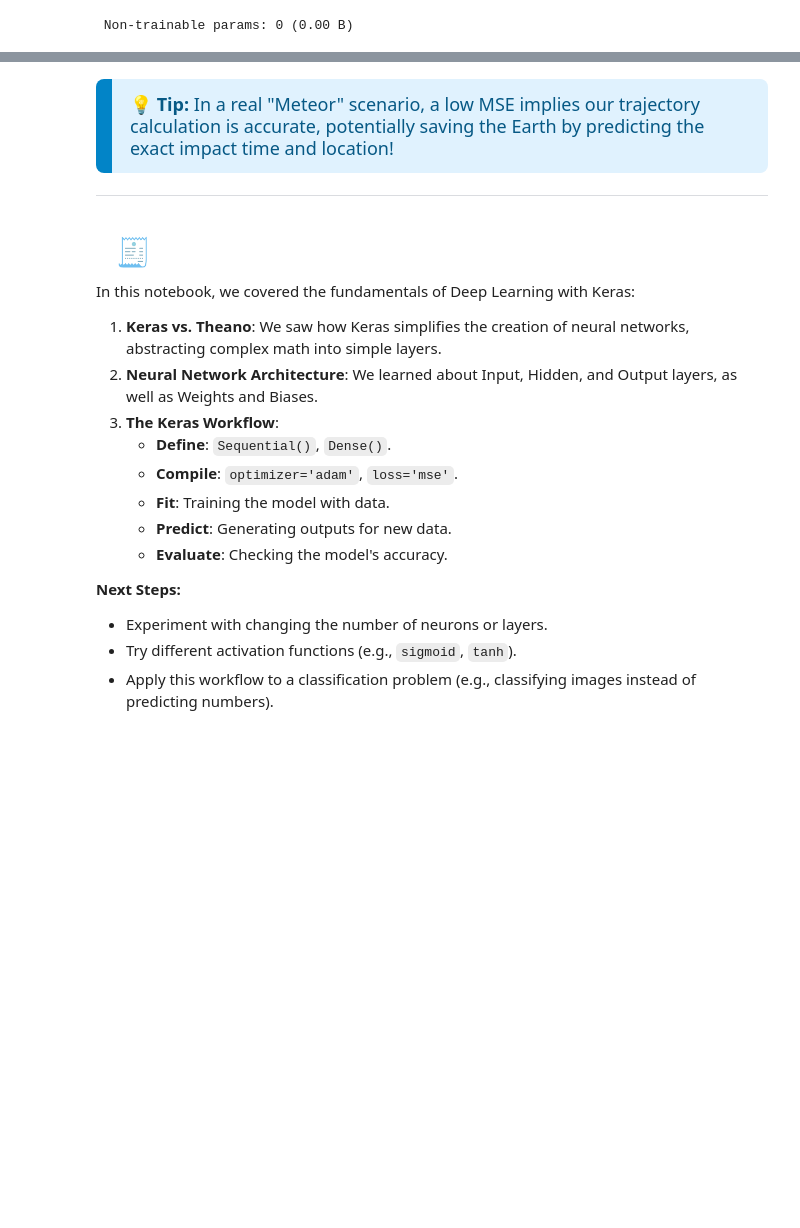
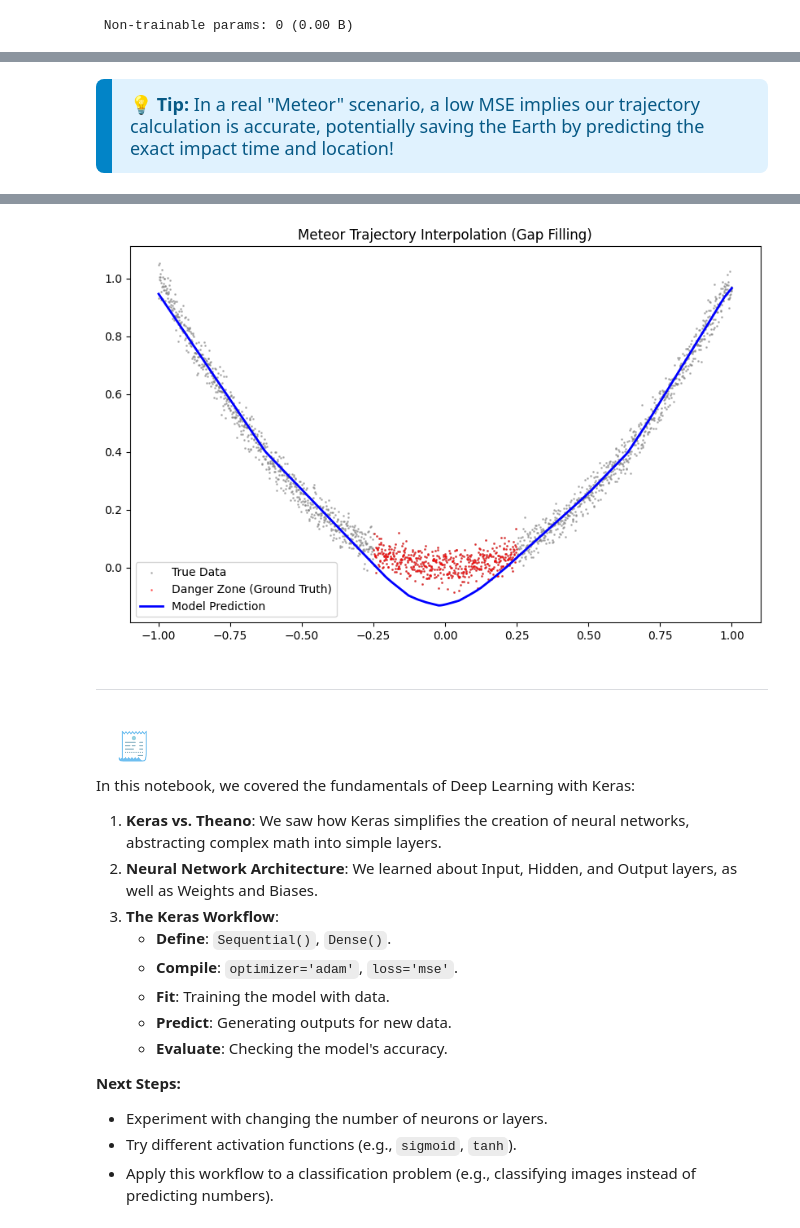
Before and after one commit to mohd-faizy/applied-deep-learning-keras, a Jupyter notebook: 01_Keras_Intro.ipynb, the cells around one changed output, grey strips where cells are left out. Cells and saved outputs as stored; diff of their text form; code cells hidden in the pictures; blank space fills up the shorter version.

```diff
--- a/01_Keras_Intro.ipynb
+++ b/01_Keras_Intro.ipynb
@@ -245,0 +293,17 @@ We define a model capable of learning non-linear relationships (the curve of the
+# %%
+# 2. Correct Split Logic for "Surviving a Meteor Strike"
+# The scenario states we have data for t=-40 to -10 and t=10 to 40.
+# We need to predict t=0 (and the surrounding danger zone).
+
+# Indices for the "Danger Zone" (gap)
+# Gap is -10 to 10 => X_norm range -0.25 to 0.25.
+gap_mask = (X_norm > -0.25) & (X_norm < 0.25)
+
+X_test = X_norm[gap_mask]    # The missing gap we want to predict
+y_test = y_norm[gap_mask]
+
+X_train = X_norm[~gap_mask]  # The outer regions we have data for
+y_train = y_norm[~gap_mask]
+
+print(f"Training samples (Outer): {len(X_train)}")
+print(f"Testing samples (Danger Zone): {len(X_test)}")
@@ -276,5 +340,6 @@ We train the model using `.fit()`. This is where the gradient descent happens.
 # %%
-# Train the model
-# We use more epochs here to ensure convergence on the synthetic data
-history = model.fit(X_train, y_train, epochs=10, verbose=1)
+# 4. Train
+# We train ONLY on the outer data
+print("Starting training on outer data...")
+history = model.fit(X_train, y_train, epochs=20, verbose=1, batch_size=32)
 # %% [output]
@@ -330,0 +370,15 @@ Test Set Loss (MSE): 0.0010004951618611813
+# %% [markdown]
+
+<div style="background: #e0f2fe; border-left: 16px solid #0284c7; padding: 14px 18px; border-radius: 8px; font-size: 18px; color: #075985;"> 💡 <b>Tip:</b> In a real "Meteor" scenario, a low MSE implies our trajectory calculation is accurate, potentially saving the Earth by predicting the exact impact time and location!</div>
+# %%
+# 6. Visualize Prediction vs Truth
+predictions = model.predict(X_norm)
+
+plt.figure(figsize=(10, 6))
+plt.scatter(X_norm, y_norm, s=1, color='gray', alpha=0.5, label='True Data')
+plt.scatter(X_test, y_test, s=1, color='red', alpha=0.5, label='Danger Zone (Ground Truth)')
+plt.plot(X_norm, predictions, color='blue', linewidth=2, label='Model Prediction')
+plt.legend()
+plt.title("Meteor Trajectory Interpolation (Gap Filling)")
+plt.show()
+# %% [output]
@@ -331,6 +386,5 @@ Test Set Loss (MSE): 0.0010004951618611813
+[figure, added]
 # %% [markdown]
-
-<div style="background: #e0f2fe; border-left: 16px solid #0284c7; padding: 14px 18px; border-radius: 8px; font-size: 18px; color: #075985;"> 💡 <b>Tip:</b> In a real "Meteor" scenario, a low MSE implies our trajectory calculation is accurate, potentially saving the Earth by predicting the exact impact time and location!</div>
 
 ---
 
```
Also changed, not shown: parts of 31 cells of this notebook.
